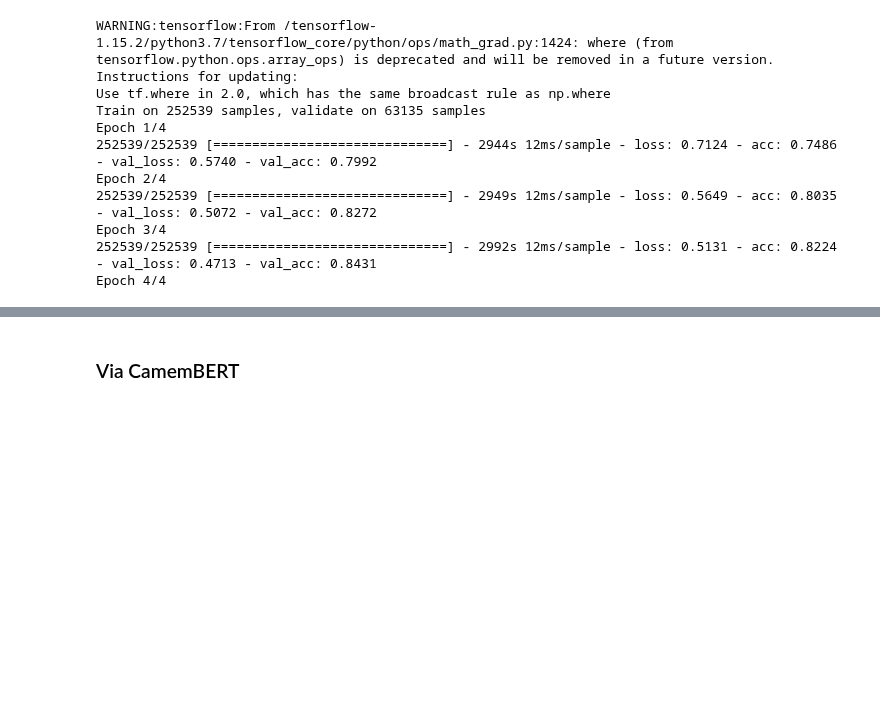
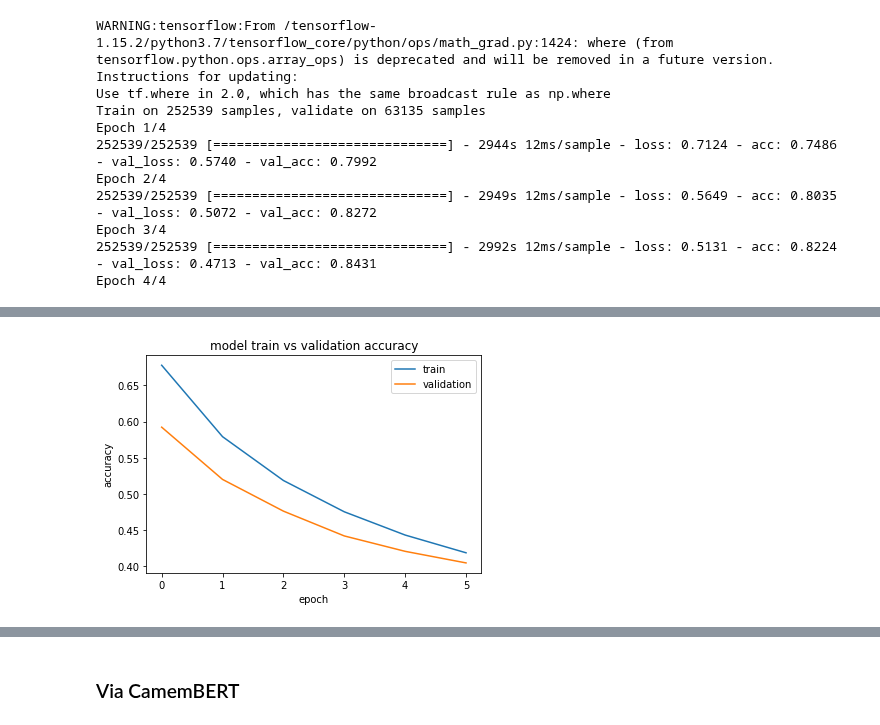
Before and after one commit to d-roland/toxicityDetection, a Jupyter notebook: CS224n_Toxicity_Detection.ipynb, the cells around one changed output, grey strips where cells are left out. Drawn from its saved outputs; the diff is of its cells as text; code cells hidden in the pictures; blank space fills up the shorter version.

```diff
--- a/CS224n_Toxicity_Detection.ipynb
+++ b/CS224n_Toxicity_Detection.ipynb
@@ -881,2 +732,4 @@ print(w2v_model.wv.most_similar("merde"))
 # %%
 w2v_embedding_vectors = get_weight_matrix(w2v_model, word_index)
+# %%
+w2v_emojis = gensim.models.Word2Vec(sentences=final_dataset["Emoji_token"], size=EMBEDDING_DIM, window=5, min_count=5)
@@ -883,3 +738,5 @@ w2v_embedding_vectors = get_weight_matrix(w2v_model, word_index)
+# %%
+w2v_emoji_embedding_vectors = get_weight_matrix(w2v_emojis, emoji_index)
 # %% [markdown]
 ### Via FastText Pretrained vectors
 # %%
@@ -1020,0 +851,15 @@ print(conf_matrix)
+# %%
+input1 = Input(shape=(maxlen,))
+embed1 = Embedding(vocab_size, output_dim=EMBEDDING_DIM, weights=[w2v_embedding_vectors], input_length=maxlen, trainable=False)(input1)
+bdlstm1 = Bidirectional(LSTM(units=128, dropout=0.2, recurrent_dropout=0.2, return_sequences=False))(embed1)
+dense1 = Dense(EMBEDDING_DIM, activation='relu')(bdlstm1)
+
+input2 = Input(shape=(maxlen_emoji,))
+embed2 = Embedding(emo_vocab_size, output_dim=EMBEDDING_DIM, weights=[w2v_emoji_embedding_vectors], input_length=maxlen_emoji, trainable=False)(input2)
+bdlstm2 = Bidirectional(LSTM(units=128, dropout=0.2, recurrent_dropout=0.2, return_sequences=False))(embed2)
+dense2 = Dense(EMBEDDING_DIM, activation='relu')(bdlstm2)
+
+dense = Concatenate()([dense1, dense2])
+out = Dense(5, activation='softmax')(dense)
+bilstm_model = keras.Model(inputs = [input1, input2], outputs = out)
+bilstm_model.compile(optimizer='adam', loss='categorical_crossentropy', metrics=['acc'])
@@ -1020,0 +902,6 @@ print(conf_matrix)
+# %%
+early_stopping_callback_loss = tf.keras.callbacks.EarlyStopping(monitor = 'loss', patience = 1)
+early_stopping_callback_val_loss = tf.keras.callbacks.EarlyStopping(monitor = 'val_loss', patience = 1)
+
+bilstm_history = bilstm_model.fit([X_train_tok, E_train_tok], y_train_tok, validation_split=0.2, epochs=6, batch_size = 512, \
+                         callbacks = [early_stopping_callback_loss, early_stopping_callback_val_loss], verbose=1)
@@ -1020,0 +922,10 @@ print(conf_matrix)
+# %%
+plt.plot(bilstm_history.history['loss'])
+plt.plot(bilstm_history.history['val_loss'])
+plt.title('model train vs validation accuracy')
+plt.ylabel('accuracy')
+plt.xlabel('epoch')
+plt.legend(['train', 'validation'], loc='upper right')
+plt.show()
+# %% [output]
+[figure, added]
```
Also changed, not shown: parts of 60 cells of this notebook.
